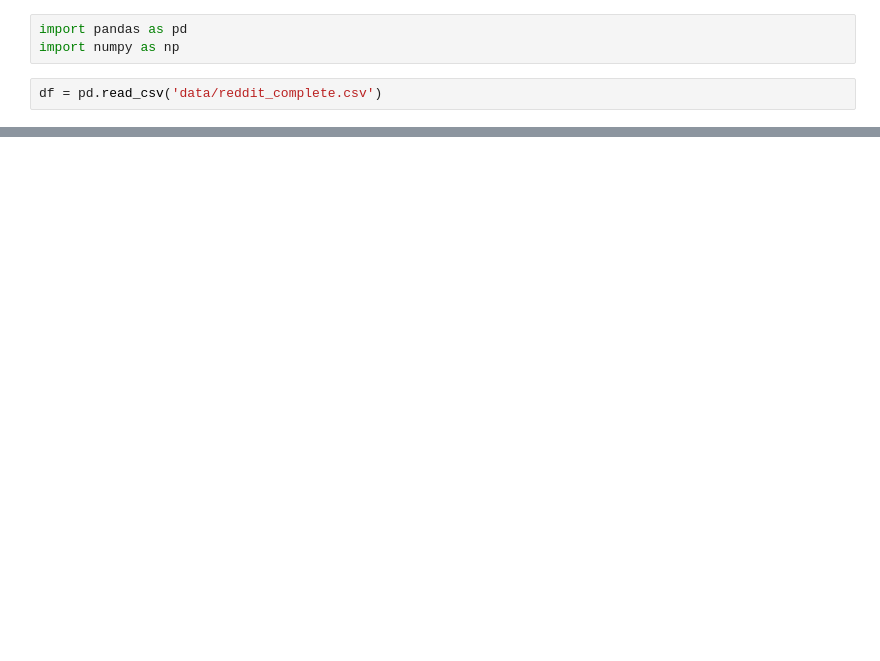
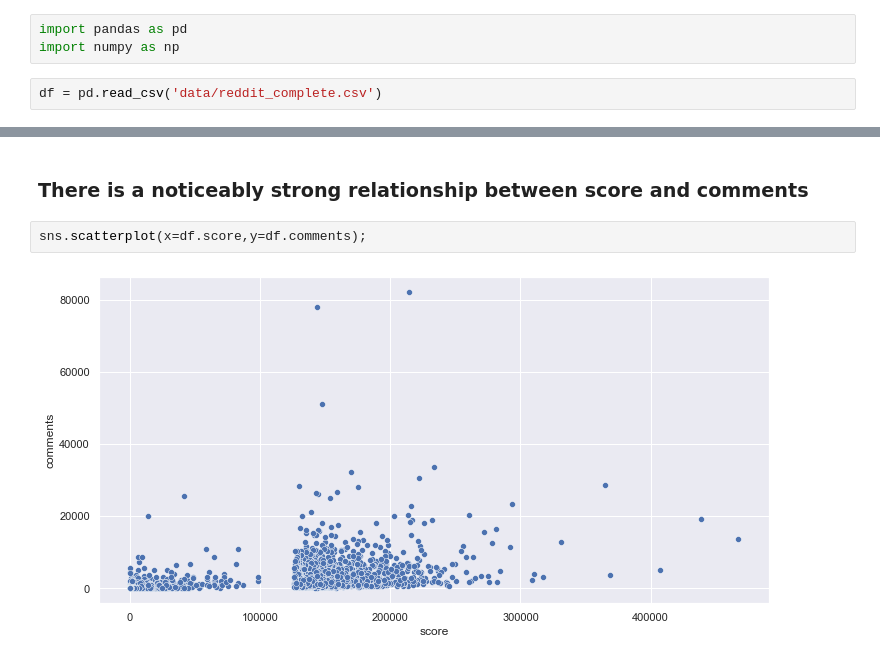
Before and after one commit to Mcapp1/Reddit-Classification-NLP, a Jupyter notebook: Project_3.ipynb, the cells around one changed output, grey strips where cells are left out. Drawn from its saved outputs; the diff is of its cells as text; blank space fills up the shorter version.

```diff
--- a/Project_3.ipynb
+++ b/Project_3.ipynb
@@ -144,0 +303,6 @@ df
+# %% [markdown]
+### There is a noticeably strong relationship between score and comments
+# %%
+sns.scatterplot(x=df.score,y=df.comments);
+# %% [output]
+[figure, added]
```
Also changed, not shown: parts of 157 cells of this notebook, 2 other files.
